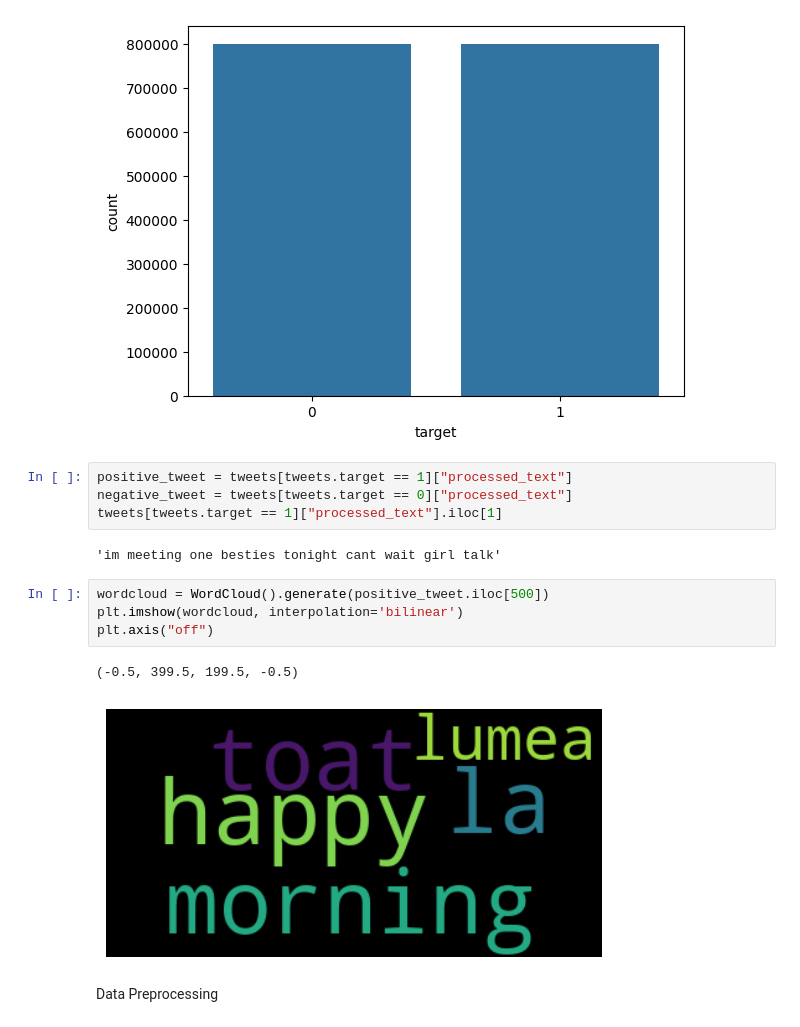
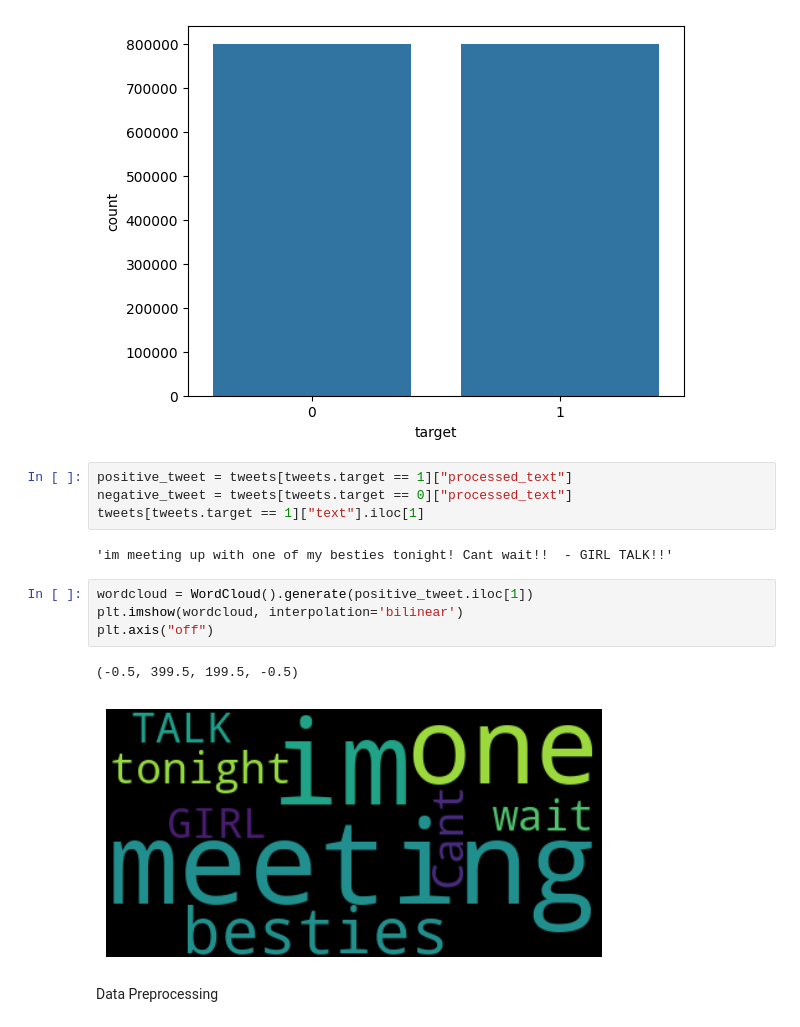
Before and after one commit to prantoamt/Sentiment-Driven-Spotify-Music-Recommendation, a Jupyter notebook: project/data-exploration.ipynb, the cells around one changed output. Saved outputs shown, nothing was run; the diff lists cells and outputs as text.

```diff
--- a/project/data-exploration.ipynb
+++ b/project/data-exploration.ipynb
@@ -42,16 +42,16 @@ sns.countplot(x="target", data=tweets)
 # %%
 positive_tweet = tweets[tweets.target == 1]["processed_text"]
 negative_tweet = tweets[tweets.target == 0]["processed_text"]
-tweets[tweets.target == 1]["processed_text"].iloc[1]
+tweets[tweets.target == 1]["text"].iloc[1]
 # %% [output]
-'im meeting one besties tonight cant wait girl talk'
+'im meeting up with one of my besties tonight! Cant wait!!  - GIRL TALK!!'
 # %%
-wordcloud = WordCloud().generate(positive_tweet.iloc[500])
+wordcloud = WordCloud().generate(positive_tweet.iloc[1])
 plt.imshow(wordcloud, interpolation='bilinear')
 plt.axis("off")
 # %% [output]
 (-0.5, 399.5, 199.5, -0.5)
-[figure, old version]
+[figure, new version]
 # %% [markdown]
 Data Preprocessing
 # %%
```
Also changed, not shown: 4 other files.
